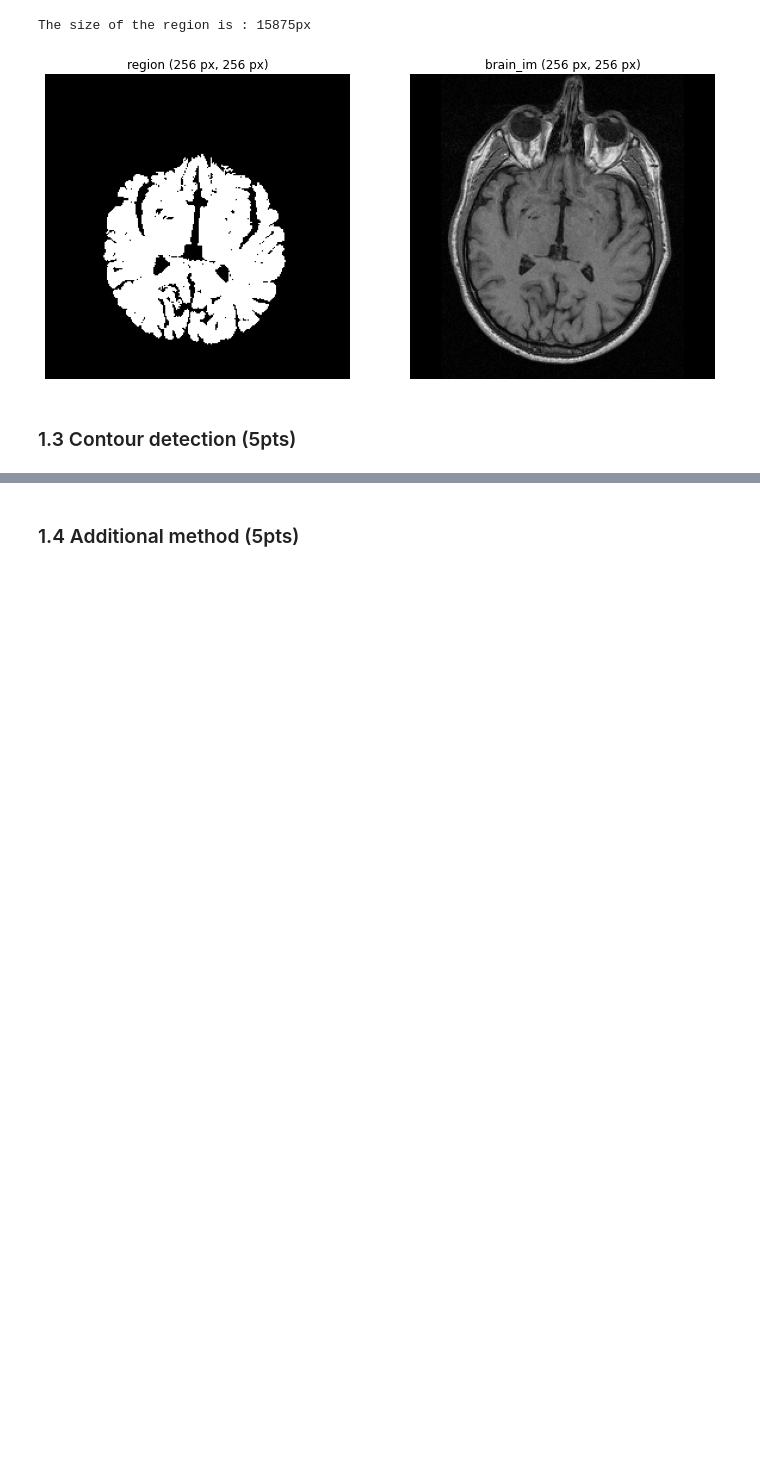
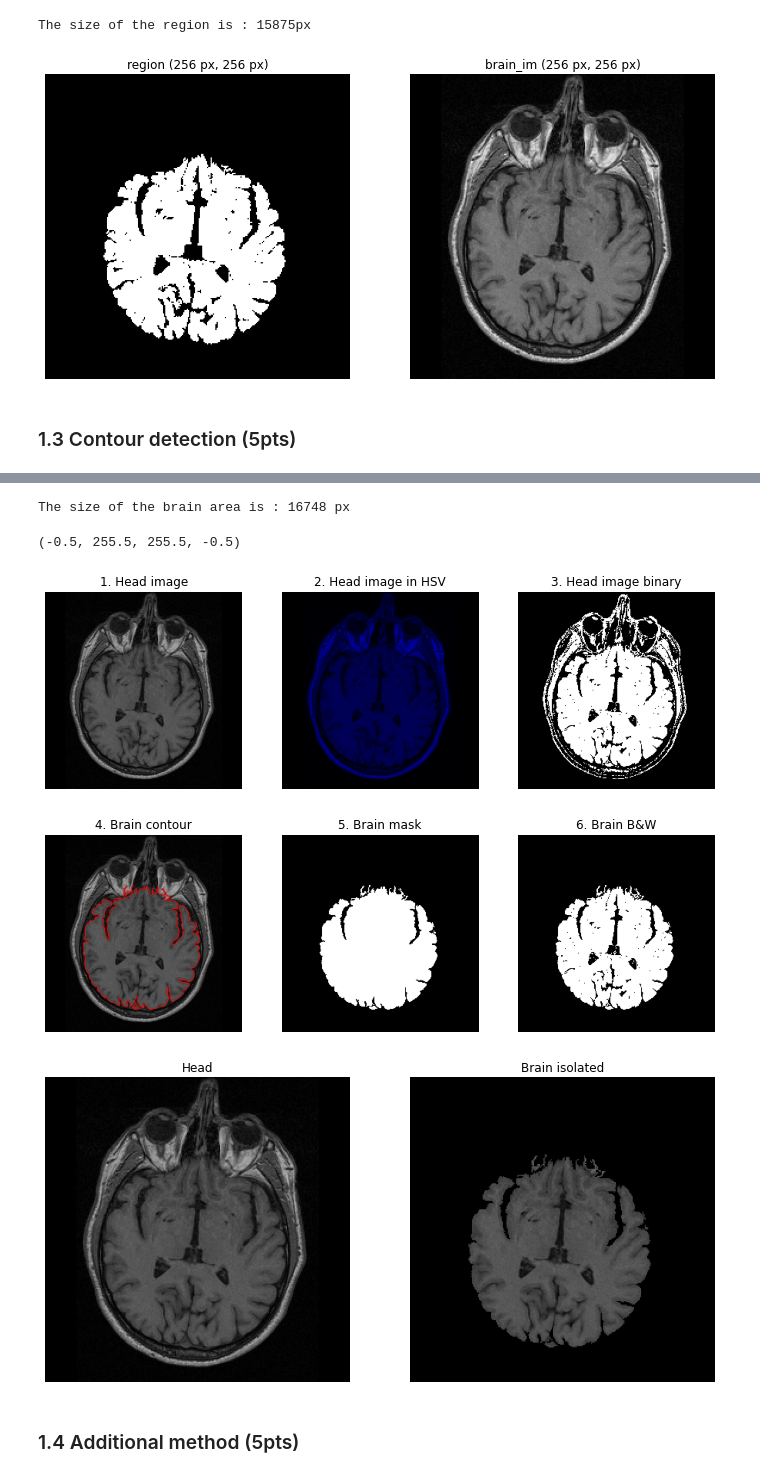
Before and after one commit to maximepoffet/iapr, a Jupyter notebook: labs/lab_01_segmentation.ipynb, the cells around one changed output, grey strips where cells are left out. Cells and saved outputs as stored; diff of their text form; code cells hidden in the pictures; blank space fills up the shorter version.

```diff
--- a/labs/lab_01_segmentation.ipynb
+++ b/labs/lab_01_segmentation.ipynb
@@ -165,2 +177,74 @@ The size of the region is : 15875px
+# %%
+import cv2
+
+# Using a threshold to keep brightest pixels from a HSV picture
+head_im = cv2.imread(os.path.join(data_path, 'brain-slice40.tiff'))
+head_im_hsv = cv2.cvtColor(head_im, cv2.COLOR_BGR2HSV)
+head_im_binary = cv2.inRange(head_im_hsv, (0, 0, 50), (0, 0, 95))
+
+# Find contours in the binary image of the head and especially the one that has the biggest area (the brain)
+contours = cv2.findContours(head_im_binary, cv2.RETR_EXTERNAL, cv2.CHAIN_APPROX_NONE)[-2]
+max_area_cnt = max(contours, key=cv2.contourArea)
+
+# Draw the brain contour in red on the original head picture
+brain_contours = head_im.copy()
+cv2.drawContours(brain_contours, max_area_cnt, -1, (255, 0, 0))
+
+# Create a binary mask of the brain (pixel=1 inside the contour and pixel=0 outside)
+_, brain_mask_contours = cv2.threshold(brain_contours, 255, 255, cv2.THRESH_BINARY)
+brain_mask = cv2.fillPoly(brain_mask_contours, pts =[max_area_cnt], color=(255,255,255))
+brain_mask = (brain_mask/255).astype(dtype=np.uint8)
+brain_mask = cv2.cvtColor(brain_mask, cv2.COLOR_BGR2GRAY)
+
+# Apply the brain mask on the binary image of the head
+brain_bw = head_im_binary * brain_mask
+
+# Recreate the brain mask to have compatible sizes and adapted values
+brain_mask = cv2.fillPoly(brain_mask_contours, pts =[max_area_cnt], color=(255,255,255))
+brain_mask = (brain_mask/255).astype(dtype=np.uint8)
+
+# Apply the brain mask on the original image of the head
+brain = head_im * (brain_mask/255)
+
+# Compute the brain area
+brain_area = int((brain_bw/255).sum())
+print('The size of the brain area is : {} px'. format(brain_area))
+
+# Show processing steps
+fig, ax = plt.subplots(1, 3, figsize=(12, 12))
+ax[0].imshow(head_im)
+ax[0].set_title('1. Head image')
+ax[0].axis('off')
+ax[1].imshow(head_im_hsv)
+ax[1].set_title('2. Head image in HSV')
+ax[1].axis('off')
+ax[2].imshow(head_im_binary, cmap='gray')
+ax[2].set_title('3. Head image binary')
+ax[2].axis('off')
+
+fig, ax = plt.subplots(1, 3, figsize=(12, 12))
+ax[0].imshow(brain_contours)
+ax[0].set_title('4. Brain contour')
+ax[0].axis('off')
+ax[1].imshow(brain_mask_contours)
+ax[1].set_title('5. Brain mask')
+ax[1].axis('off')
+ax[2].imshow(brain_bw, cmap='gray')
+ax[2].set_title('6. Brain B&W')
+ax[2].axis('off')
+
+fig, ax = plt.subplots(1, 2, figsize=(12, 12))
+ax[0].imshow(head_im)
+ax[0].set_title('Head')
+ax[0].axis('off')
+ax[1].imshow(brain)
+ax[1].set_title('Brain isolated')
+ax[1].axis('off')
+# %% [output]
+The size of the brain area is : 16748 px
+(-0.5, 255.5, 255.5, -0.5)
+[figure, added]
+[figure, added]
+[figure, added]
 # %% [markdown]
 ### 1.4 Additional method (5pts)
```
Also changed, not shown: parts of 22 cells of this notebook.
